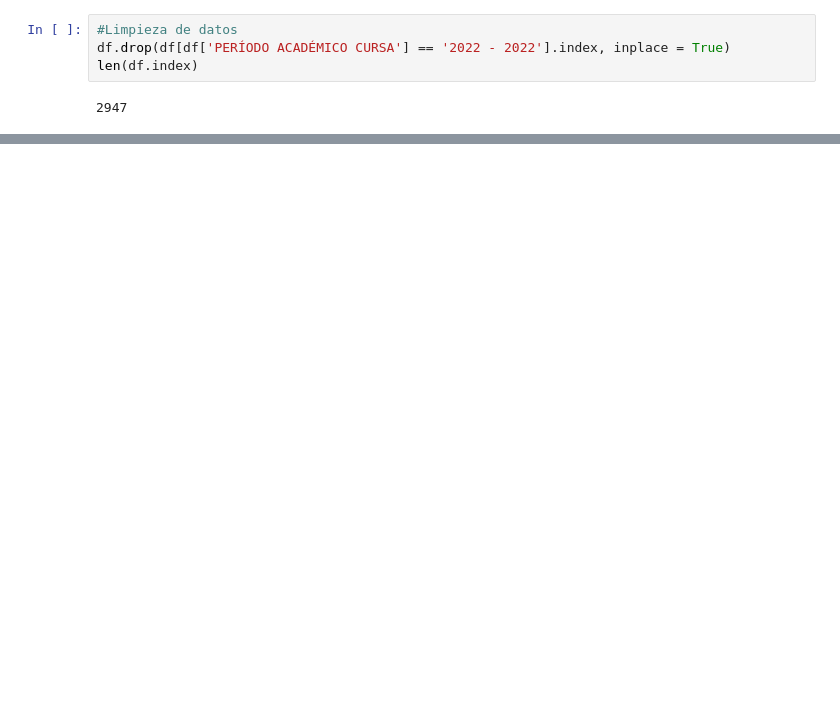
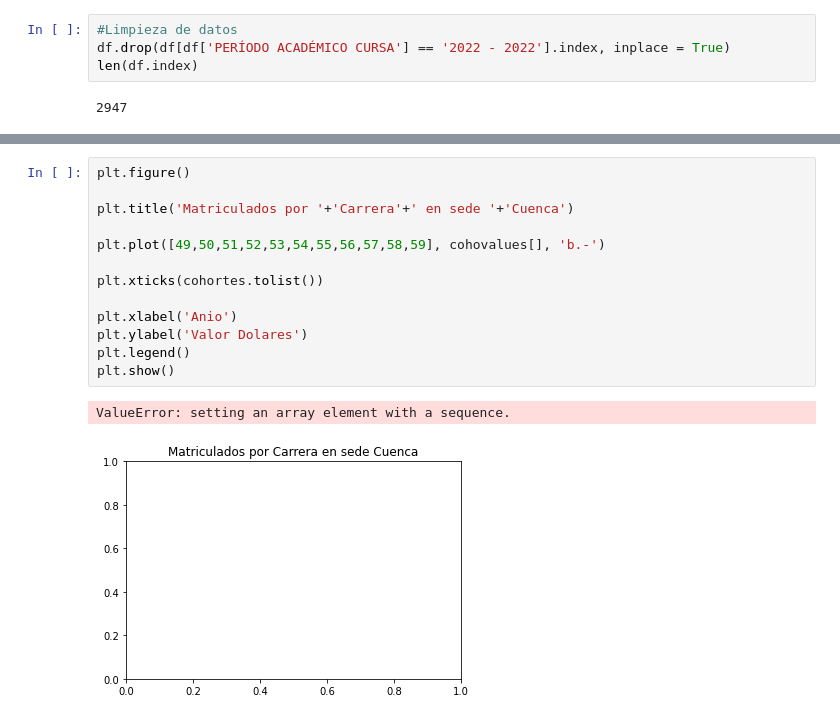
Before and after one commit to PelaezFrancisco/PracticasNegocios, a Jupyter notebook: TrabajosEnClases/Practica2/Practica2.ipynb, the cells around one changed output, grey strips where cells are left out. Drawn from its saved outputs; the diff is of its cells as text; blank space fills up the shorter version.

```diff
--- a/TrabajosEnClases/Practica2/Practica2.ipynb
+++ b/TrabajosEnClases/Practica2/Practica2.ipynb
@@ -52,0 +69,16 @@ Al nivel minimo de granuladidad (sede-carrera-cohorte)?
+# %%
+plt.figure()
+
+plt.title('Matriculados por '+'Carrera'+' en sede '+'Cuenca')
+
+plt.plot([49,50,51,52,53,54,55,56,57,58,59], cohovalues[], 'b.-')
+
+plt.xticks(cohortes.tolist())
+
+plt.xlabel('Anio')
+plt.ylabel('Valor Dolares')
+plt.legend()
+plt.show()
+# %% [output]
+ValueError: setting an array element with a sequence.
+[figure, added]
```
Also changed, not shown: parts of 11 cells of this notebook, 4 other files.
